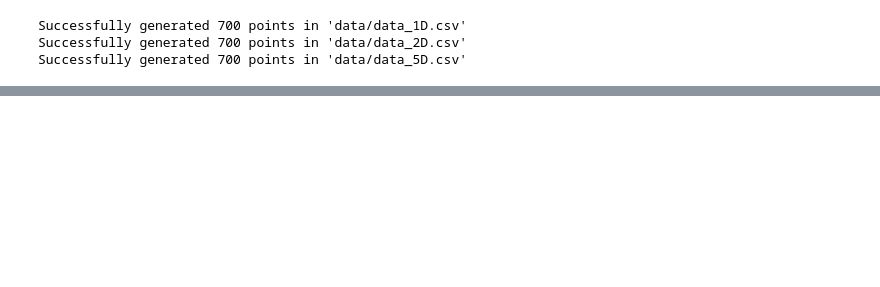
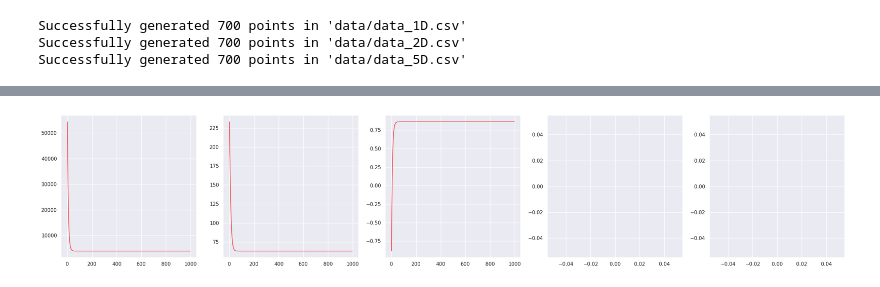
Before and after one commit to FoxParadeAFK/Fama-French, a Jupyter notebook: notebooks/linear_regression.ipynb, the cells around one changed output, grey strips where cells are left out. Cells and saved outputs as stored; diff of their text form; code cells hidden in the pictures; blank space fills up the shorter version.

Commit message:
Basic metric graphing

```diff
--- a/notebooks/linear_regression.ipynb
+++ b/notebooks/linear_regression.ipynb
@@ -32,17 +32,44 @@ y_train: np.ndarray = np.array(y_train)
 y_test: np.ndarray = np.array(y_test)
 # %%
 import numpy as np
+import utilities as util
+from importlib import reload
+reload(util)
 
-lr: float = 1e-5 # hyperparameter learning rate
+lr: float = 1e-5
+epoch: int = 1000
+metrics: dict = {
+  "mean_squared": [],
+  "root_mean_squared": [],
+  "r_squared": [],
+  "sdf": [],
+  "sd": []
+}
+
 m: int = x_train.shape[0]
 n: int = x_train.shape[1]
 
 M: np.ndarray = np.ones((n, 1))
 C: np.ndarray = np.ones((1, 1))
 
-for _ in range(100):
+y_mean: np.ndarray = np.mean(y_train, dtype = np.ndarray)
+variance: np.ndarray = (y_mean - y_train)
+
+for _ in range(epoch):
   y_hat: np.ndarray = (x_train @ M) + C
   error: np.ndarray = y_hat - y_train
 
   M_der: np.ndarray = (x_train.T @ error) * (2 / m)
   C_der: np.ndarray = (np.ones(m) @ error) * (2 / m)
+
+  C: np.ndarray = C - (lr * C_der)
+  M: np.ndarray = M - (lr * M_der)
+
+  metrics["mean_squared"].append(util.Metrics.mean_squared(error, m))
+  metrics["root_mean_squared"].append(util.Metrics.root_mean_squared(error, m))
+
+  metrics["r_squared"].append(util.Metrics.r_squared(error, variance))
+
+util.metric_visualise(metrics, 5)
+# %% [output]
+[figure, added]
```
Also changed, not shown: 3 other files.
